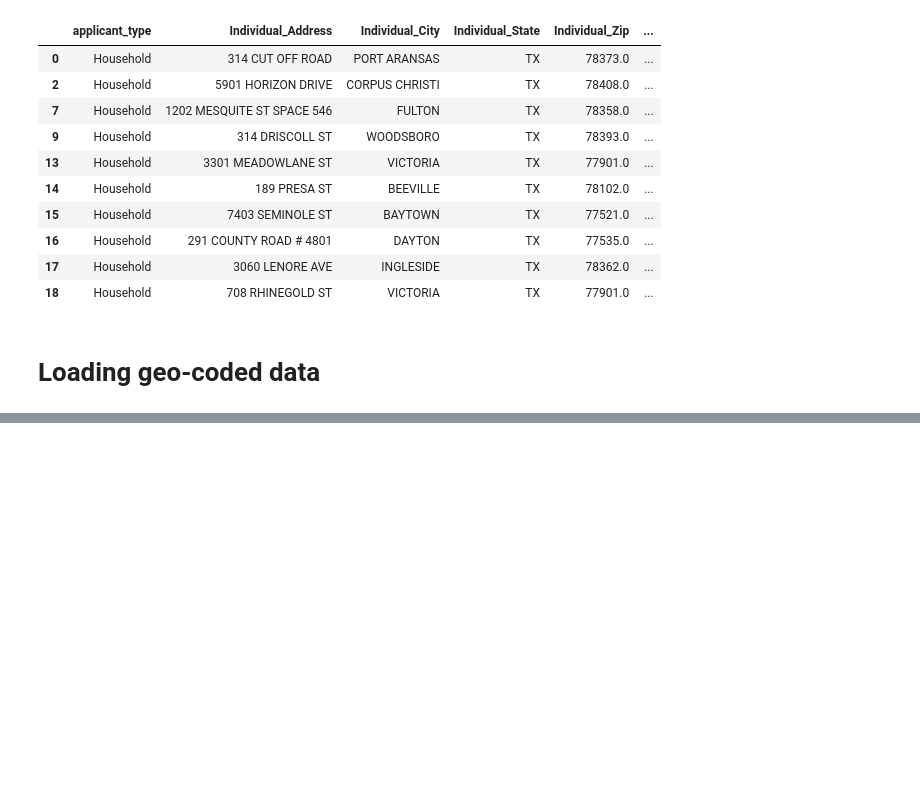
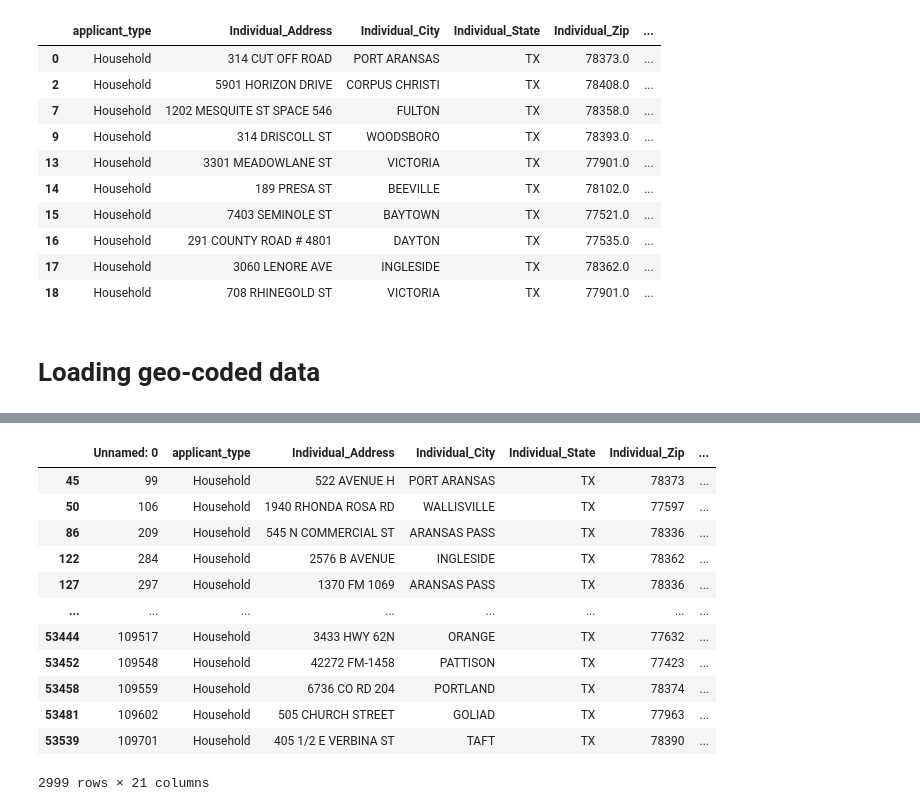
Before and after one commit to shubhamgoel27/hurricane_damage_prediction, a Jupyter notebook: notebooks/address_geocode.ipynb, the cells around one changed output, grey strips where cells are left out. Drawn from its saved outputs; the diff is of its cells as text; code cells hidden in the pictures; blank space fills up the shorter version.

```diff
--- a/notebooks/address_geocode.ipynb
+++ b/notebooks/address_geocode.ipynb
@@ -159,0 +177,18 @@ TypeError: '<' not supported between instances of 'str' and 'float'
+# %%
+data['Accuracy Score'] = data['Accuracy Score'].astype("float")
+# %%
+data[data['Accuracy Score']<1.0]
+# %% [output]
+|  | Unnamed: 0 | applicant_type | Individual_Address | Individual_City | Individual_State | Individual_Zip | ... |
+| 45 | 99 | Household | 522 AVENUE H | PORT ARANSAS | TX | 78373 | ... |
+| 50 | 106 | Household | 1940 RHONDA ROSA RD | WALLISVILLE | TX | 77597 | ... |
+| 86 | 209 | Household | 545 N COMMERCIAL ST | ARANSAS PASS | TX | 78336 | ... |
+| 122 | 284 | Household | 2576 B AVENUE | INGLESIDE | TX | 78362 | ... |
+| 127 | 297 | Household | 1370 FM 1069 | ARANSAS PASS | TX | 78336 | ... |
+| ... | ... | ... | ... | ... | ... | ... | ... |
+| 53444 | 109517 | Household | 3433 HWY 62N | ORANGE | TX | 77632 | ... |
+| 53452 | 109548 | Household | 42272 FM-1458 | PATTISON | TX | 77423 | ... |
+| 53458 | 109559 | Household | 6736 CO RD 204 | PORTLAND | TX | 78374 | ... |
+| 53481 | 109602 | Household | 505 CHURCH STREET | GOLIAD | TX | 77963 | ... |
+| 53539 | 109701 | Household | 405 1/2 E VERBINA ST | TAFT | TX | 78390 | ... |
+2999 rows × 21 columns
```
Also changed, not shown: parts of 2 cells of this notebook, 1 other file.
